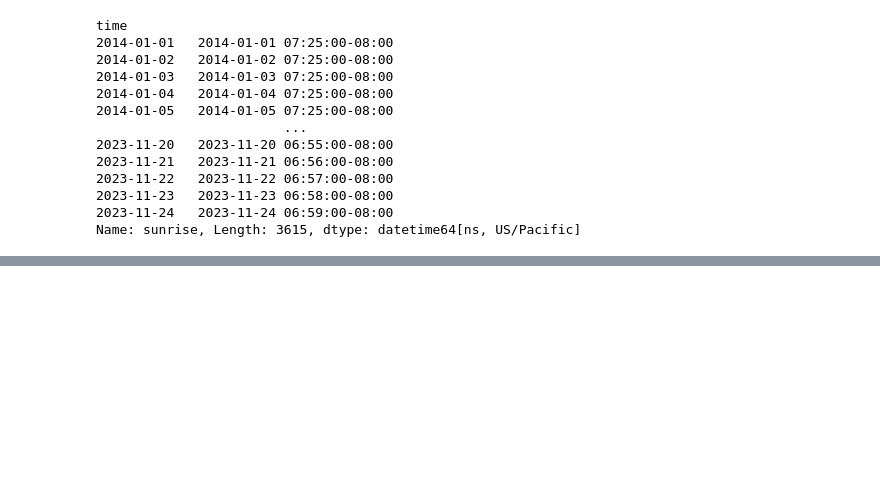
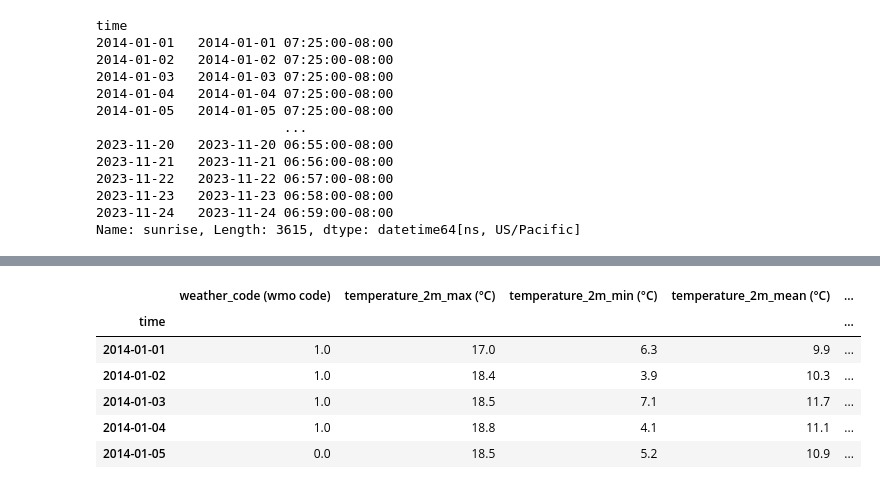
Before and after one commit to elliottjones56/Weather, a Jupyter notebook: code/vijay-starter.ipynb, the cells around one changed output, grey strips where cells are left out. Saved outputs shown, nothing was run; the diff lists cells and outputs as text; code cells hidden in the pictures; blank space fills up the shorter version.

```diff
--- a/code/vijay-starter.ipynb
+++ b/code/vijay-starter.ipynb
@@ -245,0 +250,10 @@ Name: sunrise, Length: 3615, dtype: datetime64[ns, US/Pacific]
+# %%
+df.head()
+# %% [output]
+|  | weather_code (wmo code) | temperature_2m_max (°C) | temperature_2m_min (°C) | temperature_2m_mean (°C) | ... |
+| time |  |  |  |  | ... |
+| 2014-01-01 | 1.0 | 17.0 | 6.3 | 9.9 | ... |
+| 2014-01-02 | 1.0 | 18.4 | 3.9 | 10.3 | ... |
+| 2014-01-03 | 1.0 | 18.5 | 7.1 | 11.7 | ... |
+| 2014-01-04 | 1.0 | 18.8 | 4.1 | 11.1 | ... |
+| 2014-01-05 | 0.0 | 18.5 | 5.2 | 10.9 | ... |
```
Also changed, not shown: parts of 17 cells of this notebook.
